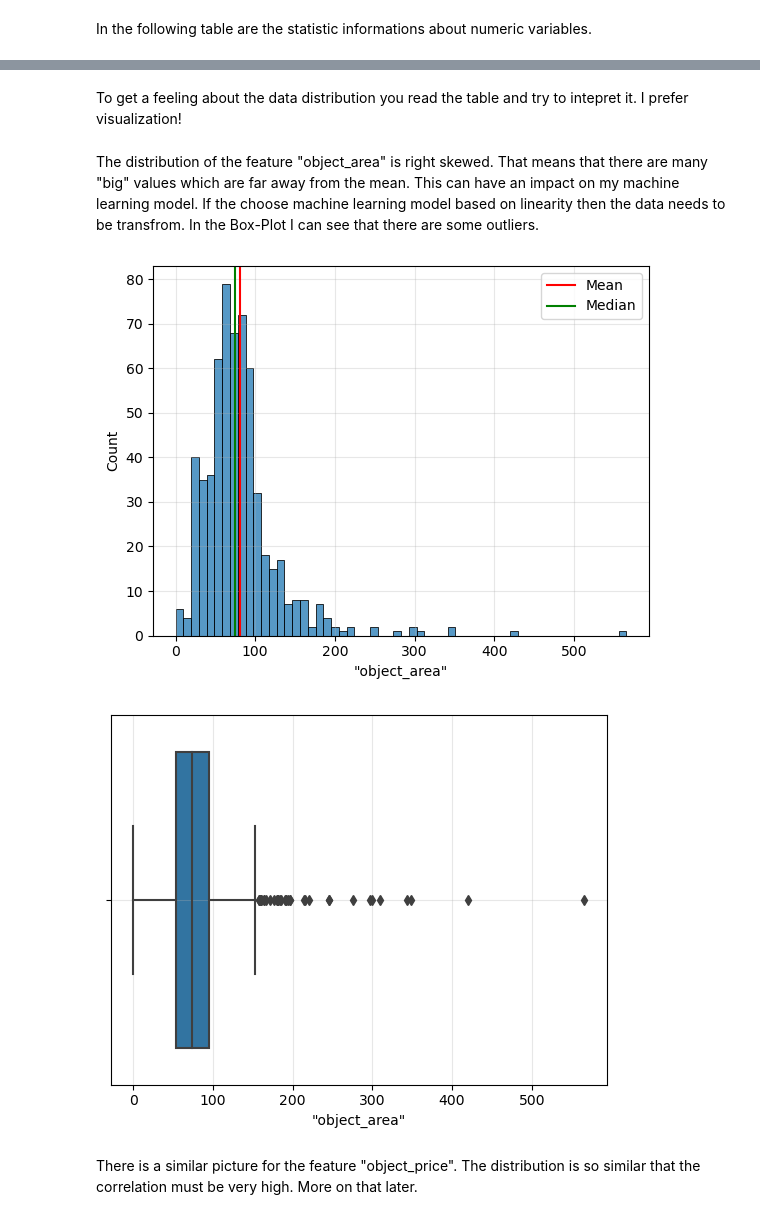
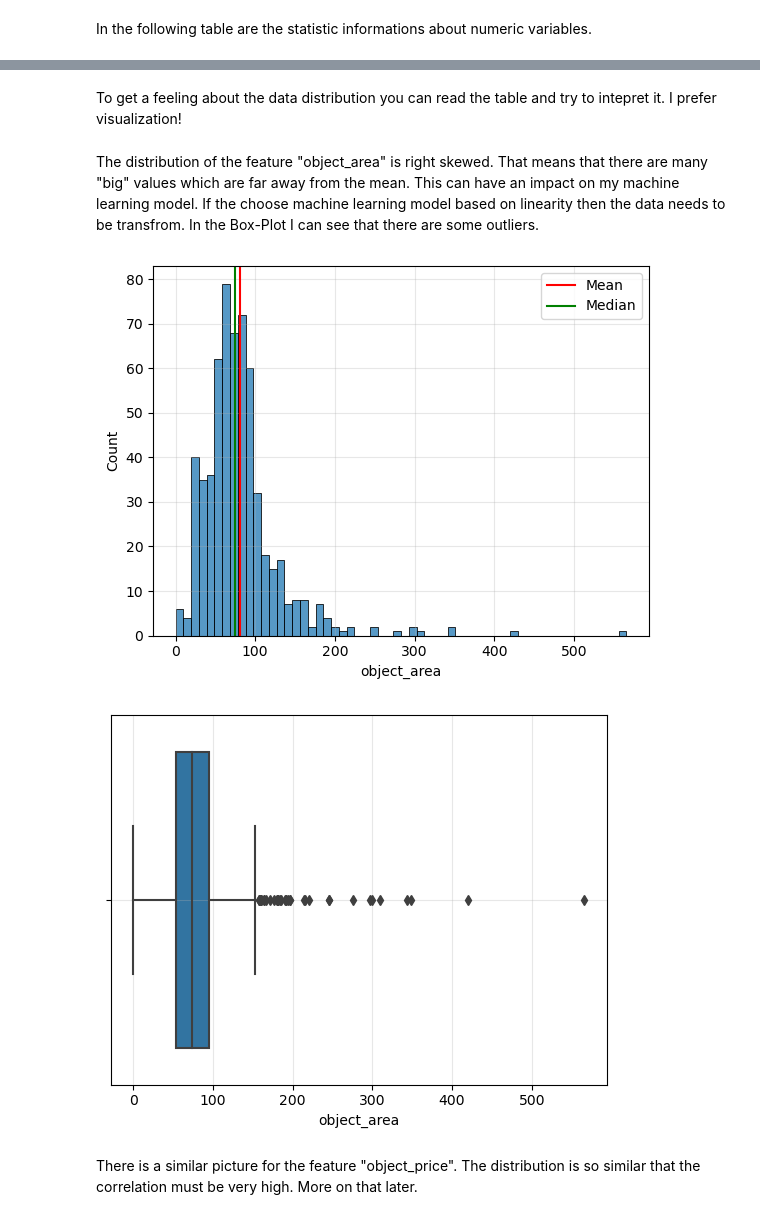
Before and after one commit to maximkiesel1/Machine_Learning_Rent_Prediction, a Jupyter notebook: Part_Two_EDA.ipynb, the cells around one changed output, grey strips where cells are left out. Drawn from its saved outputs; the diff is of its cells as text; code cells hidden in the pictures.

```diff
--- a/Part_Two_EDA.ipynb
+++ b/Part_Two_EDA.ipynb
@@ -197,0 +226,2 @@ It seems like that most of the rentable flats are in structurally strong distric
+# %%
+df5 = df5[df5.object_area != 0]
@@ -197,0 +234,2 @@ It seems like that most of the rentable flats are in structurally strong distric
+# %%
+df5["prices_per_square_meter"] = round(df5["object_price"] / df5["object_area"], 0)
@@ -259,5 +359,5 @@ def one_hot_encoding(df):
             df = pd.get_dummies(data=df, columns=[i])
     return df
 # %%
-df5 = one_hot_encoding(df4)
+df6 = one_hot_encoding(df5)
 # %%
@@ -281,7 +381,7 @@ The next part is to look closer to the numeric values.
 # %% [markdown]
 The "enh_impression_position" and "search_sortby" functions count values from the website, from which the values were scraped. That´s why they can be deleted.
 # %%
-df6 = df5.drop(['"enh_impression_position"', '"search_sortby"'], axis=1)
+df7 = df6.drop(["enh_impression_position", "search_sortby"], axis=1)
 # %% [markdown]
 Before I move further, I check if there are some missing values in the numeric features.
 # %%
@@ -346,24 +447,24 @@ The other zeros have no systematic but they makes no sense. They are probebly er
 # %% [markdown]
-To get a feeling about the data distribution you read the table and try to intepret it. I prefer visualization!
+To get a feeling about the data distribution you can read the table and try to intepret it. I prefer visualization!
 # %% [markdown]
 The distribution of the feature "object_area" is right skewed. That means that there are many "big" values which are far away from the mean. This can have an impact on my machine learning model. If the choose machine learning model based on linearity then the data needs to be transfrom.
 In the Box-Plot I can see that there are some outliers.
 # %%
-sns.histplot(x='"object_area"', data=df6)
-plt.axvline(x=df6['"object_area"'].mean(),
+sns.histplot(x="object_area", data=df7)
+plt.axvline(x=df7["object_area"].mean(),
             color='red')
-plt.axvline(x=df6['"object_area"'].median(),
+plt.axvline(x=df7["object_area"].median(),
             color='green')
 plt.legend(labels=['Mean', 'Median'])
 plt.grid(alpha=0.3)
 plt.show()
 plt.close()
-sns.boxplot(x='"object_area"', data=df6)
+sns.boxplot(x="object_area", data=df7)
 plt.grid(alpha=0.3)
 plt.show()
 # %% [output]
-[figure, old version]
+[figure, new version]
-[figure, old version]
+[figure, new version]
 # %% [markdown]
 There is a similar picture for the feature "object_price". The distribution is so similar that the correlation must be very high. More on that later.
 # %%
```
Also changed, not shown: parts of 59 cells of this notebook.
